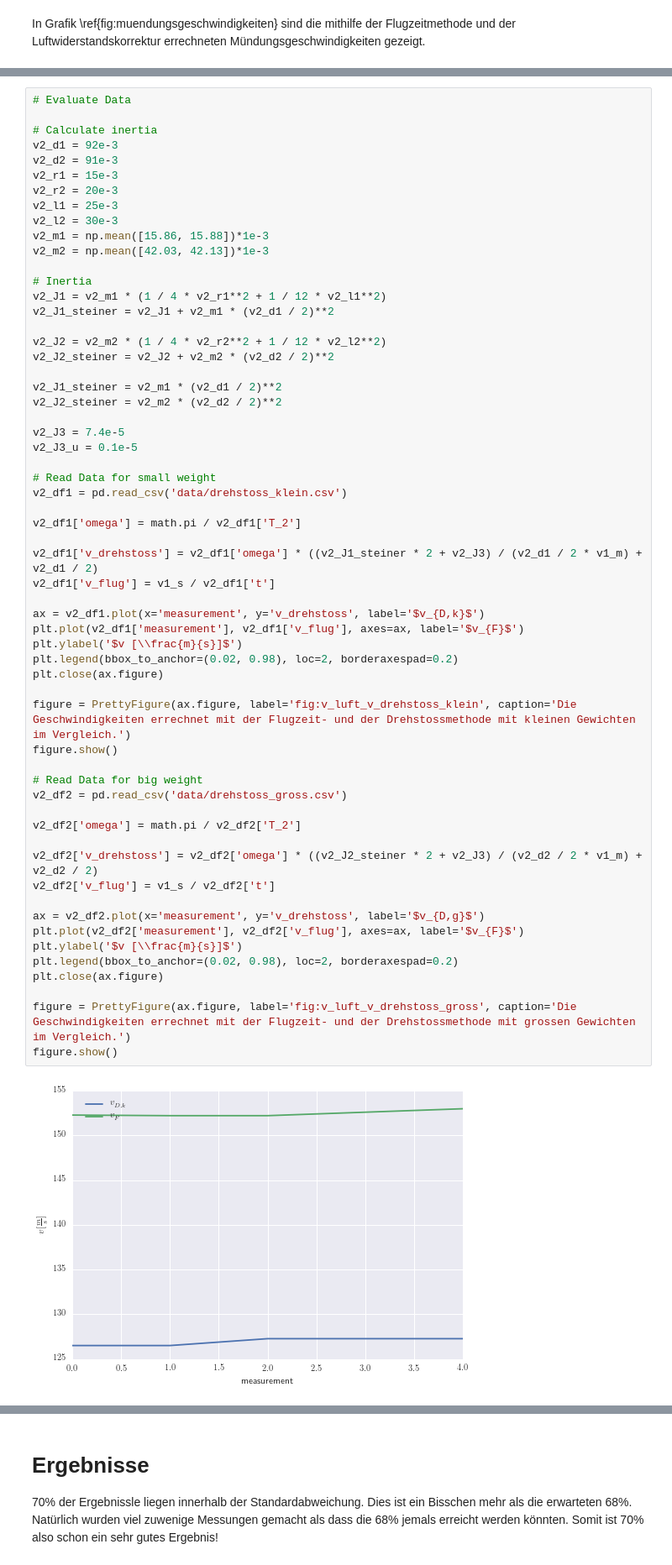
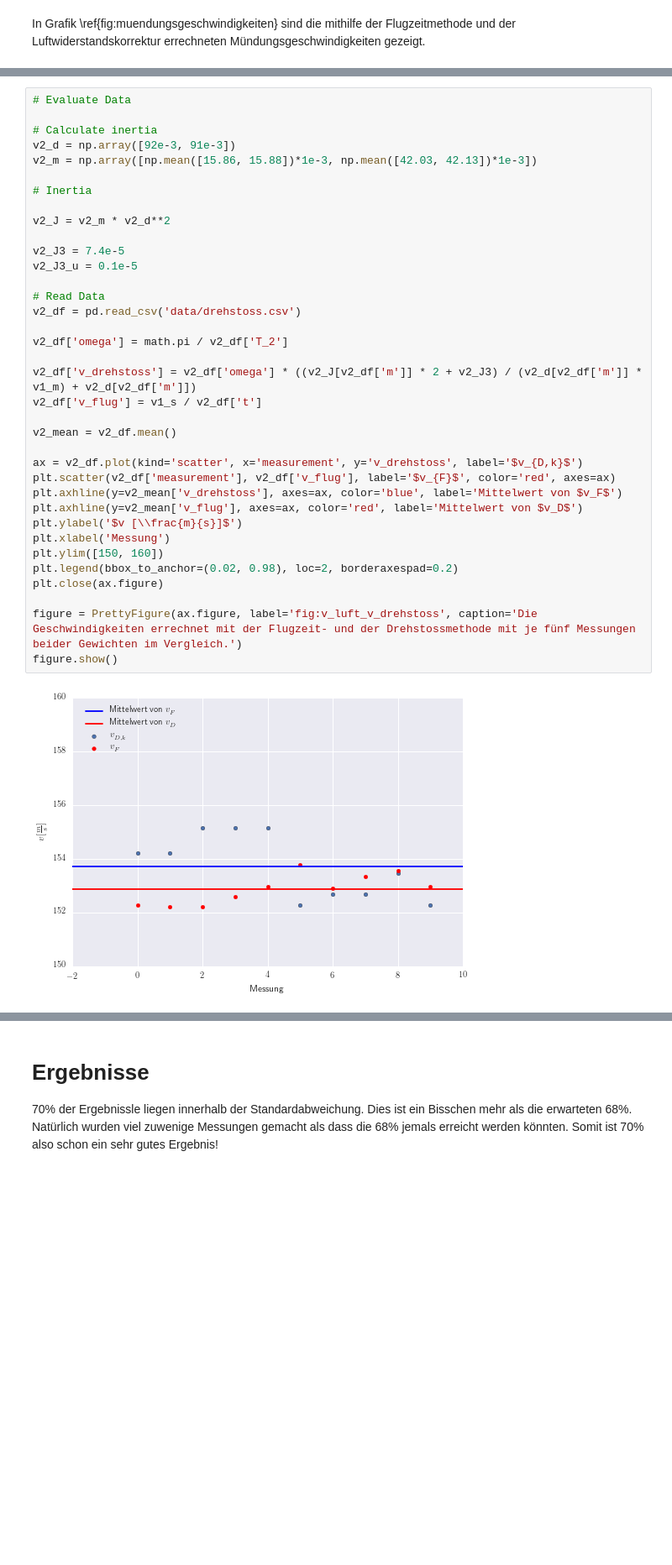
Before and after one commit to Yatekii/glal3, a Jupyter notebook: versuch2/M1.ipynb, the cells around one changed output, grey strips where cells are left out. Shown at 84% size. Saved outputs shown, nothing was run; the diff lists cells and outputs as text; blank space fills up the shorter version.

Commit message:
started error calculation section; fixed errors with drehstoss calculations

```diff
--- a/versuch2/M1.ipynb
+++ b/versuch2/M1.ipynb
@@ -452,61 +434,38 @@ Es wird ein Vergleich dieser Metodik zur Flugzeitmethode angestellt.
 # %%
 # Evaluate Data
 
 # Calculate inertia
-v2_d1 = 92e-3
-v2_d2 = 91e-3
-v2_r1 = 15e-3
-v2_r2 = 20e-3
-v2_l1 = 25e-3
-v2_l2 = 30e-3
-v2_m1 = np.mean([15.86, 15.88])*1e-3
-v2_m2 = np.mean([42.03, 42.13])*1e-3
+v2_d = np.array([92e-3, 91e-3])
+v2_m = np.array([np.mean([15.86, 15.88])*1e-3, np.mean([42.03, 42.13])*1e-3])
 
 # Inertia
-v2_J1 = v2_m1 * (1 / 4 * v2_r1**2 + 1 / 12 * v2_l1**2)
-v2_J1_steiner = v2_J1 + v2_m1 * (v2_d1 / 2)**2
 
-v2_J2 = v2_m2 * (1 / 4 * v2_r2**2 + 1 / 12 * v2_l2**2)
-v2_J2_steiner = v2_J2 + v2_m2 * (v2_d2 / 2)**2
-
-v2_J1_steiner = v2_m1 * (v2_d1 / 2)**2
-v2_J2_steiner = v2_m2 * (v2_d2 / 2)**2
+v2_J = v2_m * v2_d**2
 
 v2_J3 = 7.4e-5
 v2_J3_u = 0.1e-5
 
-# Read Data for small weight
-v2_df1 = pd.read_csv('data/drehstoss_klein.csv')
+# Read Data
+v2_df = pd.read_csv('data/drehstoss.csv')
 
-v2_df1['omega'] = math.pi / v2_df1['T_2']
+v2_df['omega'] = math.pi / v2_df['T_2']
 
-v2_df1['v_drehstoss'] = v2_df1['omega'] * ((v2_J1_steiner * 2 + v2_J3) / (v2_d1 / 2 * v1_m) + v2_d1 / 2)
-v2_df1['v_flug'] = v1_s / v2_df1['t']
+v2_df['v_drehstoss'] = v2_df['omega'] * ((v2_J[v2_df['m']] * 2 + v2_J3) / (v2_d[v2_df['m']] * v1_m) + v2_d[v2_df['m']])
+v2_df['v_flug'] = v1_s / v2_df['t']
 
-ax = v2_df1.plot(x='measurement', y='v_drehstoss', label='$v_{D,k}$')
-plt.plot(v2_df1['measurement'], v2_df1['v_flug'], axes=ax, label='$v_{F}$')
+v2_mean = v2_df.mean()
+
+ax = v2_df.plot(kind='scatter', x='measurement', y='v_drehstoss', label='$v_{D,k}$')
+plt.scatter(v2_df['measurement'], v2_df['v_flug'], label='$v_{F}$', color='red', axes=ax)
+plt.axhline(y=v2_mean['v_drehstoss'], axes=ax, color='blue', label='Mittelwert von $v_F$')
+plt.axhline(y=v2_mean['v_flug'], axes=ax, color='red', label='Mittelwert von $v_D$')
 plt.ylabel('$v [\\frac{m}{s}]$')
+plt.xlabel('Messung')
+plt.ylim([150, 160])
 plt.legend(bbox_to_anchor=(0.02, 0.98), loc=2, borderaxespad=0.2)
 plt.close(ax.figure)
 
-figure = PrettyFigure(ax.figure, label='fig:v_luft_v_drehstoss_klein', caption='Die Geschwindigkeiten errechnet mit der Flugzeit- und der Drehstossmethode mit kleinen Gewichten im Vergleich.')
+figure = PrettyFigure(ax.figure, label='fig:v_luft_v_drehstoss', caption='Die Geschwindigkeiten errechnet mit der Flugzeit- und der Drehstossmethode mit je fünf Messungen beider Gewichten im Vergleich.')
 figure.show()
-
-# Read Data for big weight
-v2_df2 = pd.read_csv('data/drehstoss_gross.csv')
-
-v2_df2['omega'] = math.pi / v2_df2['T_2']
-
-v2_df2['v_drehstoss'] = v2_df2['omega'] * ((v2_J2_steiner * 2 + v2_J3) / (v2_d2 / 2 * v1_m) + v2_d2 / 2)
-v2_df2['v_flug'] = v1_s / v2_df2['t']
-
-ax = v2_df2.plot(x='measurement', y='v_drehstoss', label='$v_{D,g}$')
-plt.plot(v2_df2['measurement'], v2_df2['v_flug'], axes=ax, label='$v_{F}$')
-plt.ylabel('$v [\\frac{m}{s}]$')
-plt.legend(bbox_to_anchor=(0.02, 0.98), loc=2, borderaxespad=0.2)
-plt.close(ax.figure)
-
-figure = PrettyFigure(ax.figure, label='fig:v_luft_v_drehstoss_gross', caption='Die Geschwindigkeiten errechnet mit der Flugzeit- und der Drehstossmethode mit grossen Gewichten im Vergleich.')
-figure.show()
 # %% [output]
-[figure, old version]
+[figure, new version]
```
Also changed, not shown: parts of 26 cells of this notebook, 27 other files.
